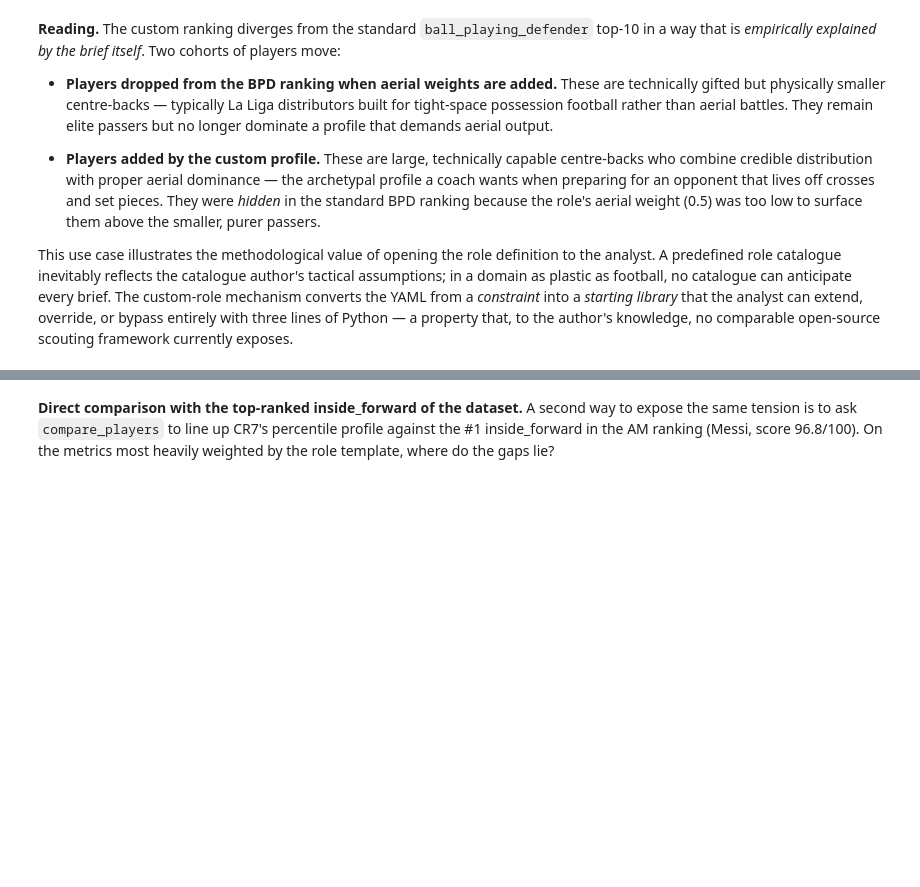
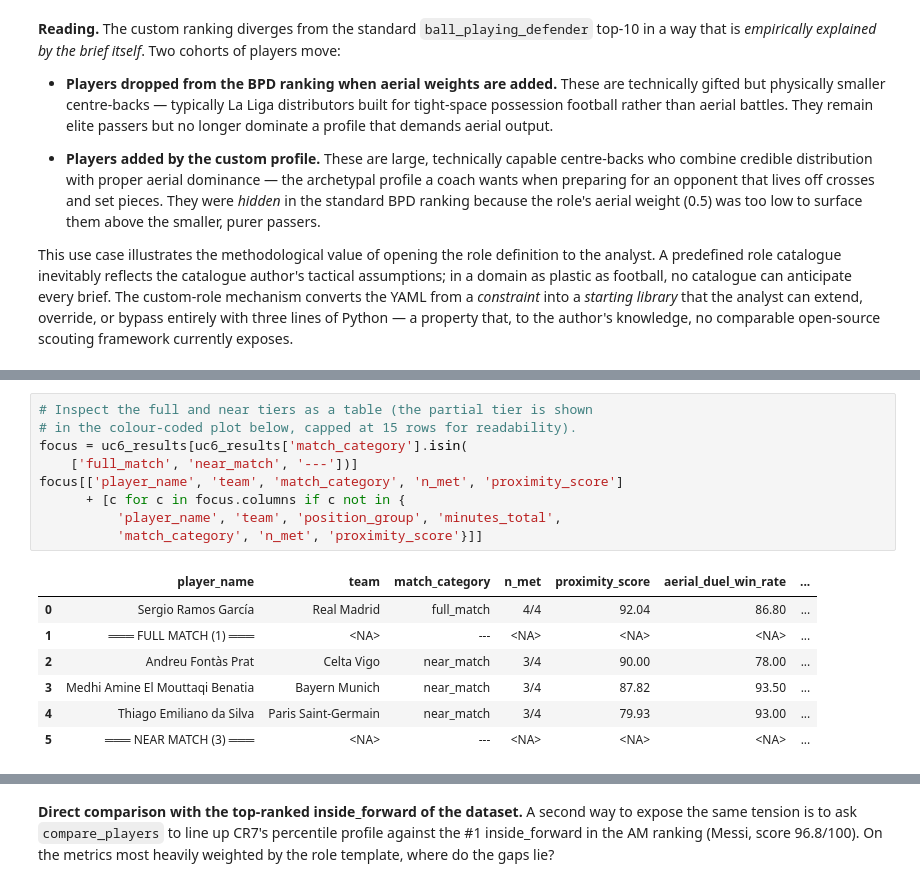
Before and after one commit to k-rossaints/tb-football-scouting-framework, a Jupyter notebook: notebooks/04_demo.ipynb, the cells around one changed output, grey strips where cells are left out. Saved outputs shown, nothing was run; the diff lists cells and outputs as text; blank space fills up the shorter version.

```diff
--- a/notebooks/04_demo.ipynb
+++ b/notebooks/04_demo.ipynb
@@ -467,0 +517,17 @@ This use case illustrates the methodological value of opening the role definitio
+# %%
+# Inspect the full and near tiers as a table (the partial tier is shown
+# in the colour-coded plot below, capped at 15 rows for readability).
+focus = uc6_results[uc6_results['match_category'].isin(
+    ['full_match', 'near_match', '---'])]
+focus[['player_name', 'team', 'match_category', 'n_met', 'proximity_score']
+      + [c for c in focus.columns if c not in {
+          'player_name', 'team', 'position_group', 'minutes_total',
+          'match_category', 'n_met', 'proximity_score'}]]
+# %% [output]
+|  | player_name | team | match_category | n_met | proximity_score | aerial_duel_win_rate | ... |
+| 0 | Sergio Ramos García | Real Madrid | full_match | 4/4 | 92.04 | 86.80 | ... |
+| 1 | ═══ FULL MATCH (1) ═══ | <NA> | --- | <NA> | <NA> | <NA> | ... |
+| 2 | Andreu Fontàs Prat | Celta Vigo | near_match | 3/4 | 90.00 | 78.00 | ... |
+| 3 | Medhi Amine El Mouttaqi Benatia | Bayern Munich | near_match | 3/4 | 87.82 | 93.50 | ... |
+| 4 | Thiago Emiliano da Silva | Paris Saint-Germain | near_match | 3/4 | 79.93 | 93.00 | ... |
+| 5 | ═══ NEAR MATCH (3) ═══ | <NA> | --- | <NA> | <NA> | <NA> | ... |
```
Also changed, not shown: parts of 26 cells of this notebook, 2 other files.
